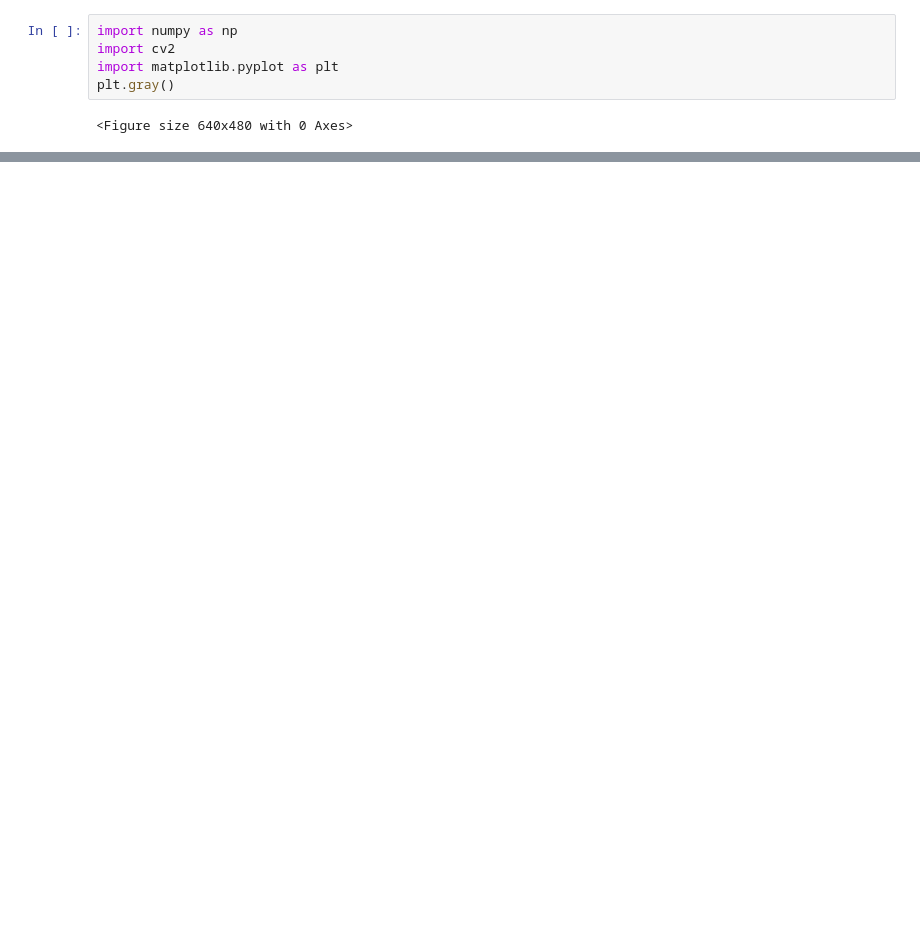
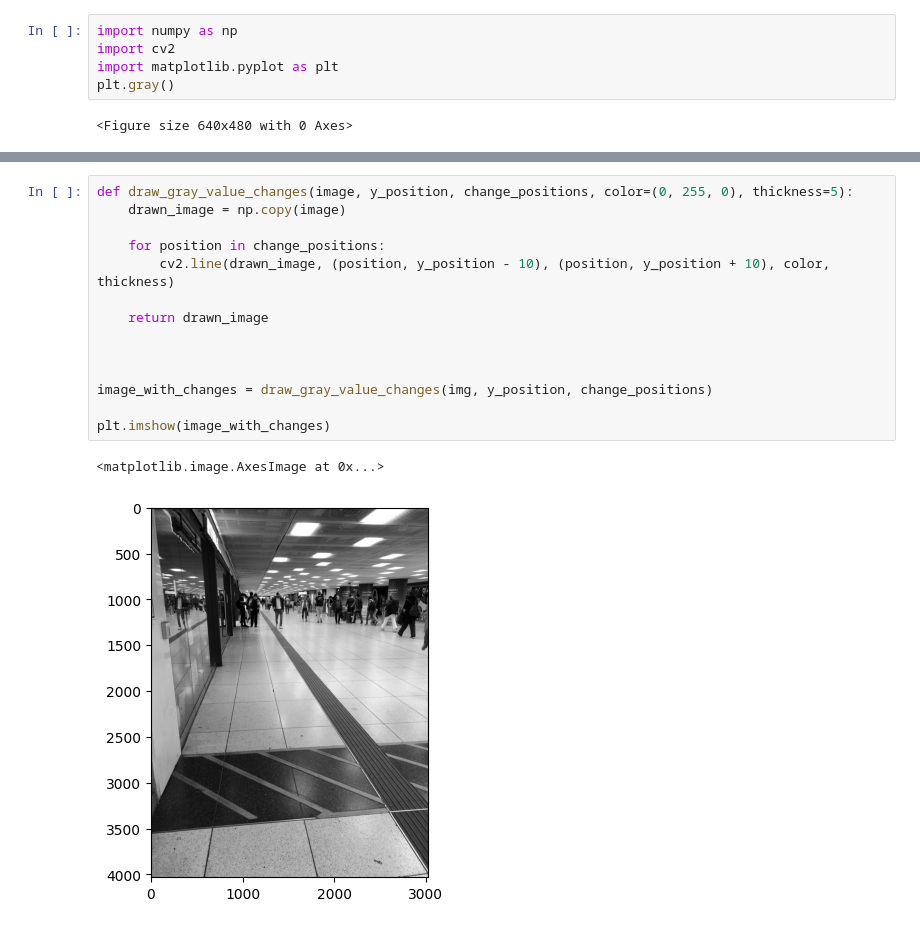
Before and after one commit to hendric-popma/project_bums, a Jupyter notebook: search line.ipynb, the cells around one changed output, grey strips where cells are left out. Saved outputs shown, nothing was run; the diff lists cells and outputs as text; blank space fills up the shorter version.

```diff
--- a/search line.ipynb
+++ b/search line.ipynb
@@ -67,0 +113,17 @@ plot_values (gray_values, x_values)
+# %%
+def draw_gray_value_changes(image, y_position, change_positions, color=(0, 255, 0), thickness=5):
+    drawn_image = np.copy(image)
+
+    for position in change_positions:
+        cv2.line(drawn_image, (position, y_position - 10), (position, y_position + 10), color, thickness)
+
+    return drawn_image
+
+
+
+image_with_changes = draw_gray_value_changes(img, y_position, change_positions)
+
+plt.imshow(image_with_changes)
+# %% [output]
+<matplotlib.image.AxesImage at 0x...>
+[figure, added]
```
Also changed, not shown: parts of 6 cells of this notebook, 6 other files.
